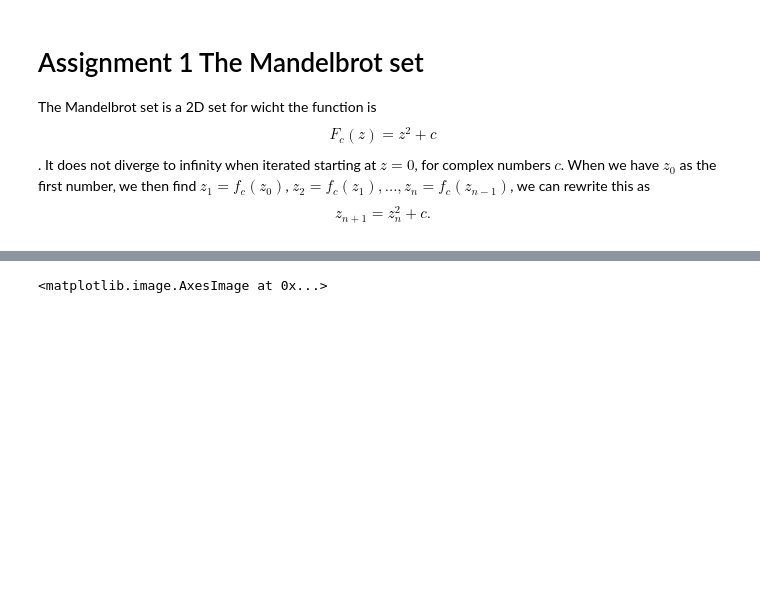
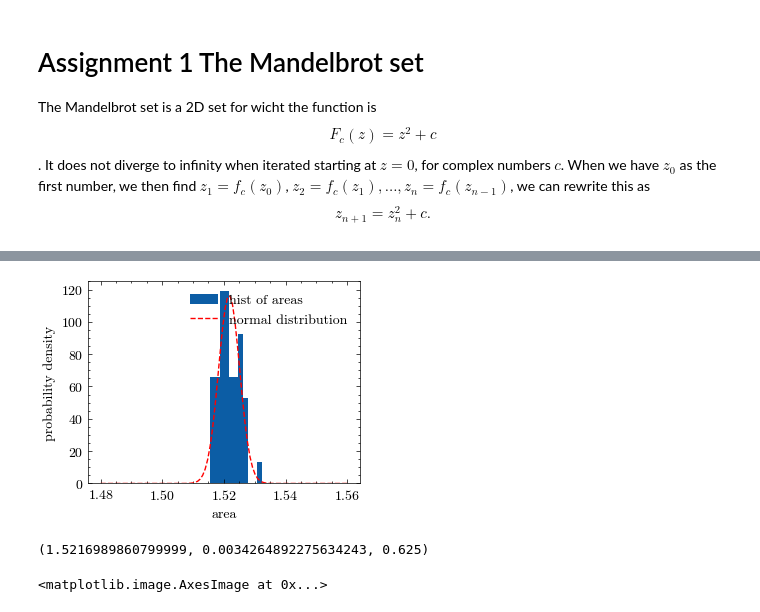
Before and after one commit to rugbym/Stochastic_Simulation, a Jupyter notebook: Assignment1.ipynb, the cells around one changed output, grey strips where cells are left out. Cells and saved outputs as stored; diff of their text form; code cells hidden in the pictures; blank space fills up the shorter version.

```diff
--- a/Assignment1.ipynb
+++ b/Assignment1.ipynb
@@ -23,3 +47,26 @@ the area of the mandelbrot set is 1.5212
+# %%
+areas = []
+mandel = MandelbrotSet(8000,8000)
+for _ in range(50):
+    areas.append(mandel.area_mandelbrot(s_samples = 400000,i_iterations=256))
+# %%
+
+# Plotting the histogram of the areas
+plt.hist(areas,bins=11,density=True,label='hist of areas')
+# Plotting the normal distribution
+s = np.std(areas)
+mu = np.mean(areas)
+normal_distri_func = lambda x: 1/(s*np.sqrt(2*np.pi))*np.exp(-(x-mu)**2/(2*s**2))
+x = np.linspace(1.48,1.56,100)
+plt.plot(x,normal_distri_func(x),'r--',label='normal distribution')
+plt.xlabel('area')
+plt.ylabel('probability density')
+plt.legend()
+plt.show()
+mu, s, 400000/(8000*8000)*100
+# %% [output]
+[figure, added]
+(1.5216989860799999, 0.0034264892275634243, 0.625)
 # %%
 plt.figure(figsize=(5,5),dpi=600)
 plt.imshow(full.reshape(8000,8000))
```
Also changed, not shown: parts of 6 cells of this notebook.
